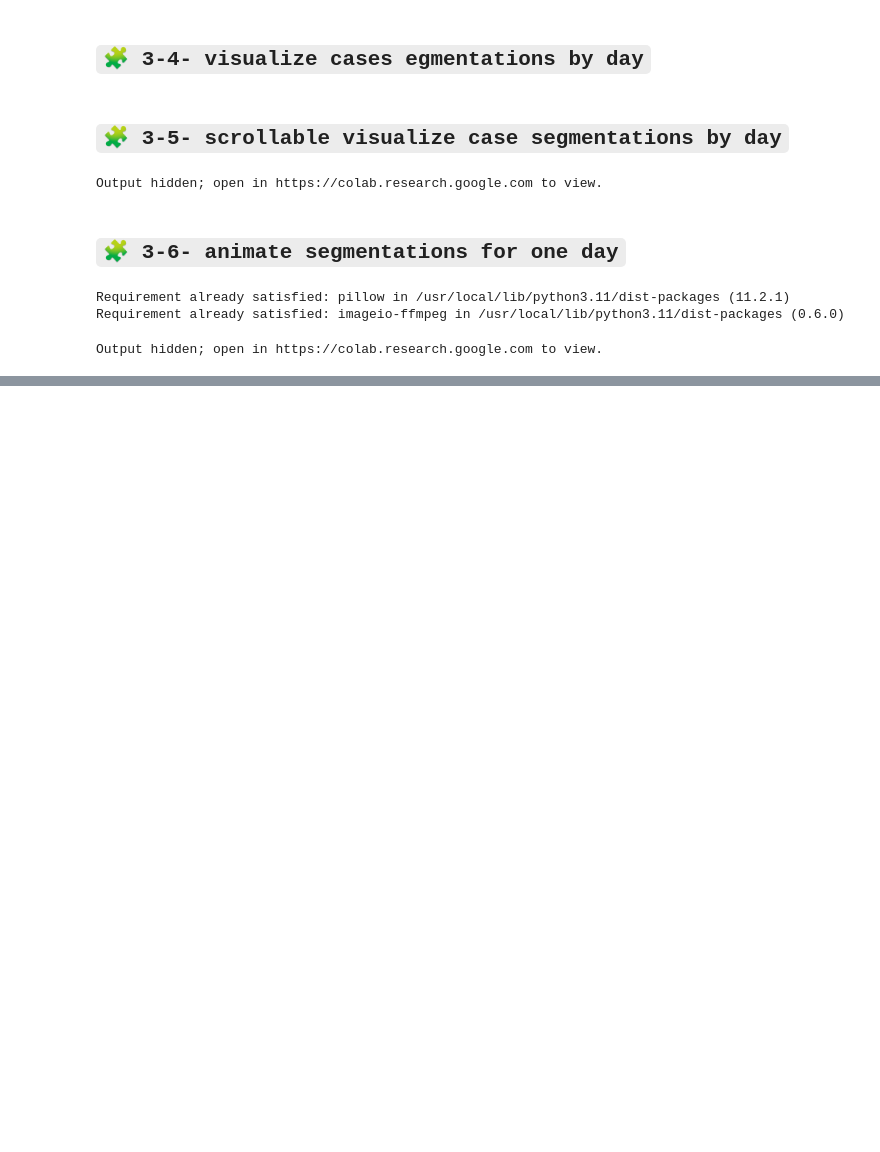
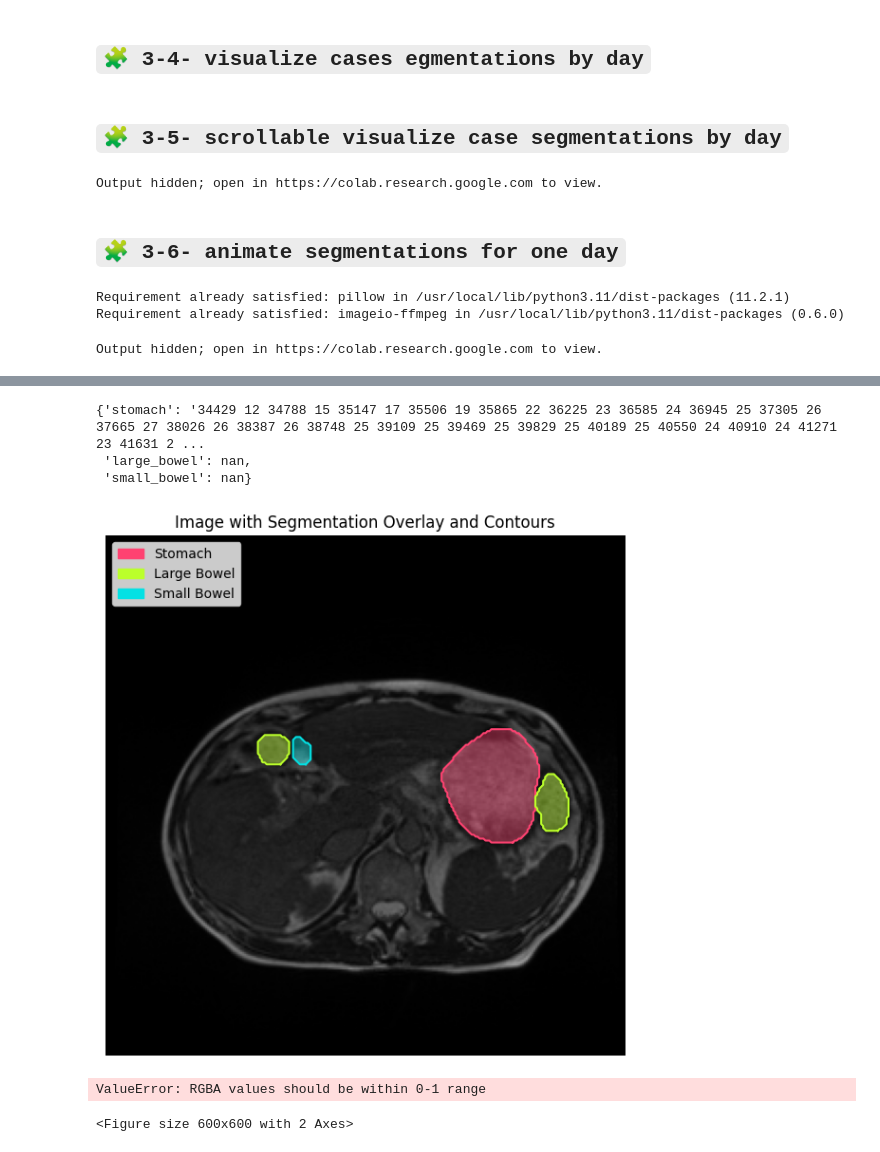
Before and after one commit to Hosein-Eskandari/Medical-Image-Segmentation, a Jupyter notebook: Medical-Image-Segmentation-UNet.ipynb, the cells around one changed output, grey strips where cells are left out. Drawn from its saved outputs; the diff is of its cells as text; code cells hidden in the pictures; blank space fills up the shorter version.

Commit message:
Complete EDA section for segmentation project

```diff
--- a/Medical-Image-Segmentation-UNet.ipynb
+++ b/Medical-Image-Segmentation-UNet.ipynb
@@ -1157,0 +1198,24 @@ Output hidden; open in https://colab.research.google.com to view.
+# %%
+imgs = []
+
+for index, row in df_test.iterrows():
+    img_16bit = np.array(Image.open(row["image_path"]), dtype=np.uint16)
+    img = img_16bit.astype(np.float32)
+    img_normalized = img / img.max()
+    imgs.append(img)
+# %%
+item = df[df['id'] == 'case44_day20_slice_0080'].iloc[0].to_dict()
+
+rgb_colors_dict = {
+    'large_bowel': (187, 255, 43),
+    # 'small_bowel': (200, 12, 255),
+    'small_bowel': (3, 225, 228),
+    # 'small_bowel': (228, 3, 3),
+    'stomach': (255, 66, 113)
+}
+# %%
+rles_dict
+# %% [output]
+{'stomach': '34429 12 34788 15 35147 17 35506 19 35865 22 36225 23 36585 24 36945 25 37305 26 37665 27 38026 26 38387 26 38748 25 39109 25 39469 25 39829 25 40189 25 40550 24 40910 24 41271 23 41631 2 ...
+ 'large_bowel': nan,
+ 'small_bowel': nan}
@@ -1157,0 +1279,4 @@ Output hidden; open in https://colab.research.google.com to view.
+# %%
+visualize_image_with_segmentation_after_transform(item, rgb_colors_dict)
+# %% [output]
+[figure, added]
@@ -1157,0 +1285,29 @@ Output hidden; open in https://colab.research.google.com to view.
+# %%
+from matplotlib.colors import ListedColormap
+
+# تعریف رنگ‌ها برای برچسب‌ها (0 = background)
+colors = ['black', (187, 255, 43), (3, 225, 228), (255, 66, 113)]  # 0, 1, 2, 3
+
+rgb_colors = {
+    'large_bowel': (187, 255, 43),
+    # 'small_bowel': (200, 12, 255),
+    'small_bowel': (3, 225, 228),
+    # 'small_bowel': (228, 3, 3),
+    'stomach': (255, 66, 113)
+}
+
+# ساخت colormap اختصاصی
+cmap = ListedColormap(colors)
+
+# نمایش ماسک رنگی
+plt.figure(figsize=(6, 6))
+plt.imshow(mask_total, cmap=cmap)
+cbar = plt.colorbar(ticks=[0, 1, 2, 3])
+cbar.ax.set_yticklabels(['Background', 'Stomach', 'Small Bowel', 'Large Bowel'])
+plt.title("Segmented Label Mask")
+plt.axis('off')
+plt.tight_layout()
+plt.show()
+# %% [output]
+ValueError: RGBA values should be within 0-1 range
+<Figure size 600x600 with 2 Axes>
```
Also changed, not shown: parts of 17 cells of this notebook.
